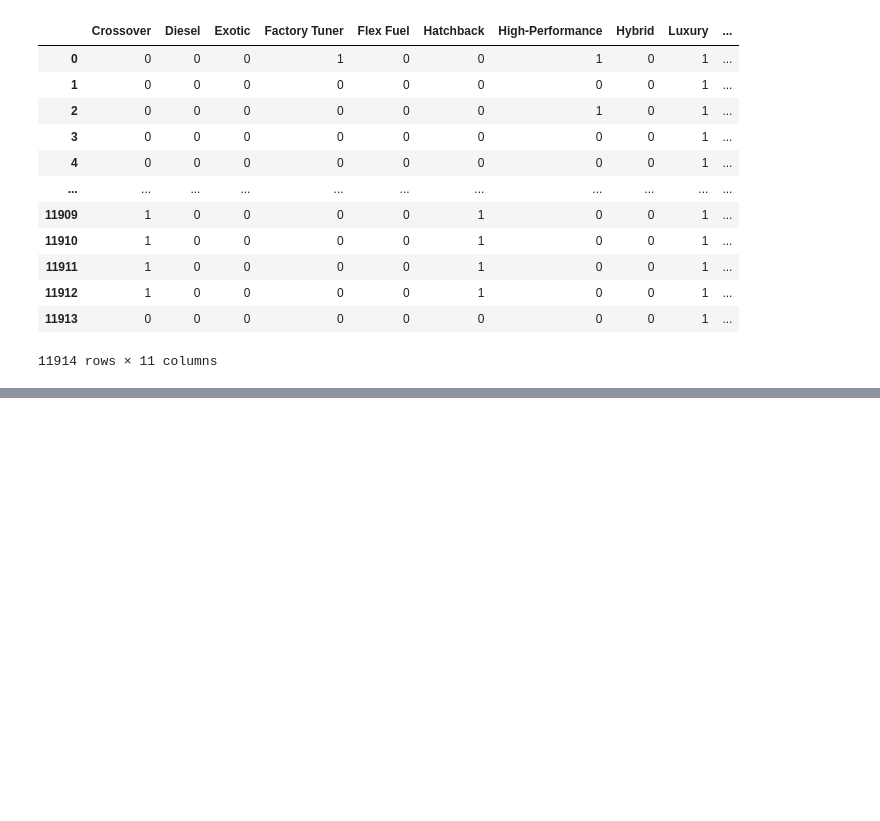
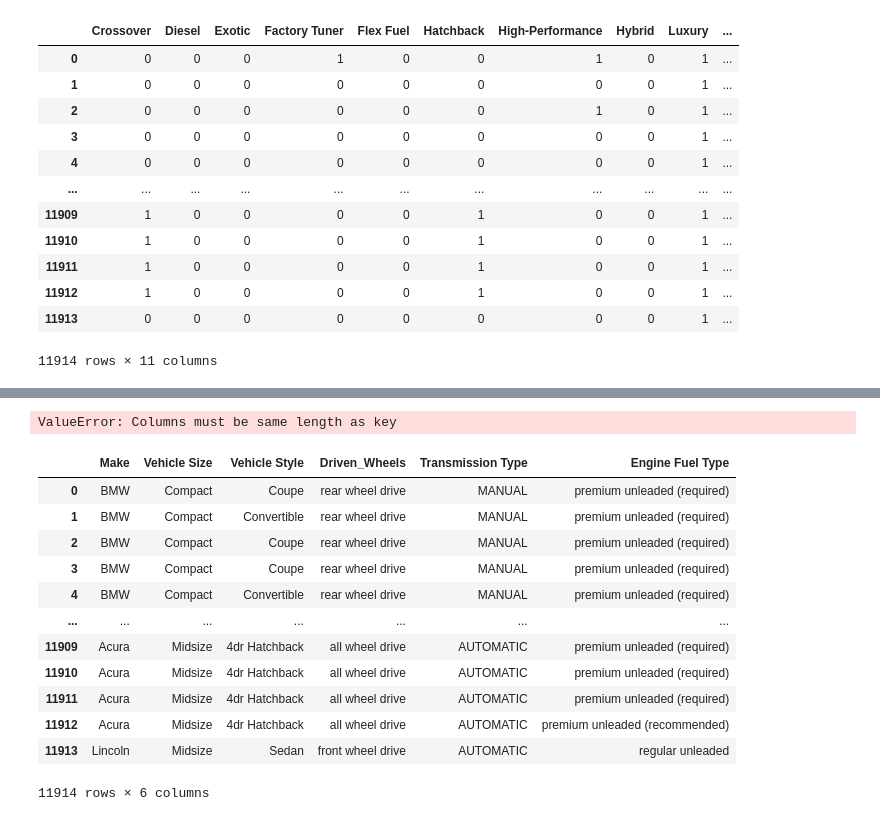
Before and after one commit to PremKarhale/CarRecommendationSystem, a Jupyter notebook: model_training/car_recommendation.ipynb, the cells around one changed output, grey strips where cells are left out. Saved outputs shown, nothing was run; the diff lists cells and outputs as text; code cells hidden in the pictures; blank space fills up the shorter version.

```diff
--- a/model_training/car_recommendation.ipynb
+++ b/model_training/car_recommendation.ipynb
@@ -319,2 +352,6 @@ market_dummies
 # %%
 from sklearn.preprocessing import MinMaxScaler
+num_cols =['log_MSRP', 'log_Engine_HP', 'Engine Cylinders',
+            'highway MPG', 'city mpg', 'Popularity', 'Year', 'Number of Doors']
+scaler = MinMaxScaler()
+df[num_cols]=scaler.fit_transform(df[num_cols])
@@ -320,0 +373,23 @@ from sklearn.preprocessing import MinMaxScaler
+# %%
+cat_cols=['Make','Vehicle Size','Vehicle Style','Driven_Wheels','Transmission Type','Engine Fuel Type']
+ohe = OneHotEncoder()
+df[cat_cols]=ohe.fit_transform(df[cat_cols])
+# %% [output]
+ValueError: Columns must be same length as key
+# %%
+cat_cols=['Make','Vehicle Size','Vehicle Style','Driven_Wheels','Transmission Type','Engine Fuel Type']
+df[cat_cols]
+# %% [output]
+|  | Make | Vehicle Size | Vehicle Style | Driven_Wheels | Transmission Type | Engine Fuel Type |
+| 0 | BMW | Compact | Coupe | rear wheel drive | MANUAL | premium unleaded (required) |
+| 1 | BMW | Compact | Convertible | rear wheel drive | MANUAL | premium unleaded (required) |
+| 2 | BMW | Compact | Coupe | rear wheel drive | MANUAL | premium unleaded (required) |
+| 3 | BMW | Compact | Coupe | rear wheel drive | MANUAL | premium unleaded (required) |
+| 4 | BMW | Compact | Convertible | rear wheel drive | MANUAL | premium unleaded (required) |
+| ... | ... | ... | ... | ... | ... | ... |
+| 11909 | Acura | Midsize | 4dr Hatchback | all wheel drive | AUTOMATIC | premium unleaded (required) |
+| 11910 | Acura | Midsize | 4dr Hatchback | all wheel drive | AUTOMATIC | premium unleaded (required) |
+| 11911 | Acura | Midsize | 4dr Hatchback | all wheel drive | AUTOMATIC | premium unleaded (required) |
+| 11912 | Acura | Midsize | 4dr Hatchback | all wheel drive | AUTOMATIC | premium unleaded (recommended) |
+| 11913 | Lincoln | Midsize | Sedan | front wheel drive | AUTOMATIC | regular unleaded |
+11914 rows × 6 columns
```
Also changed, not shown: parts of 6 cells of this notebook.
